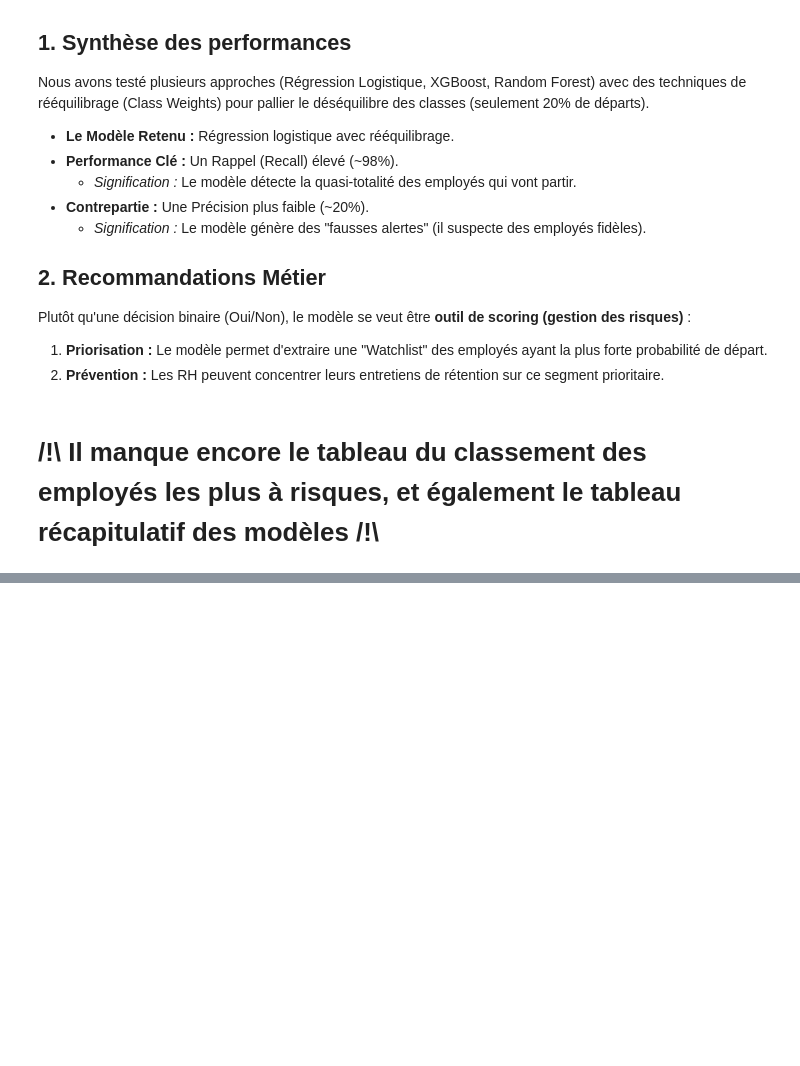
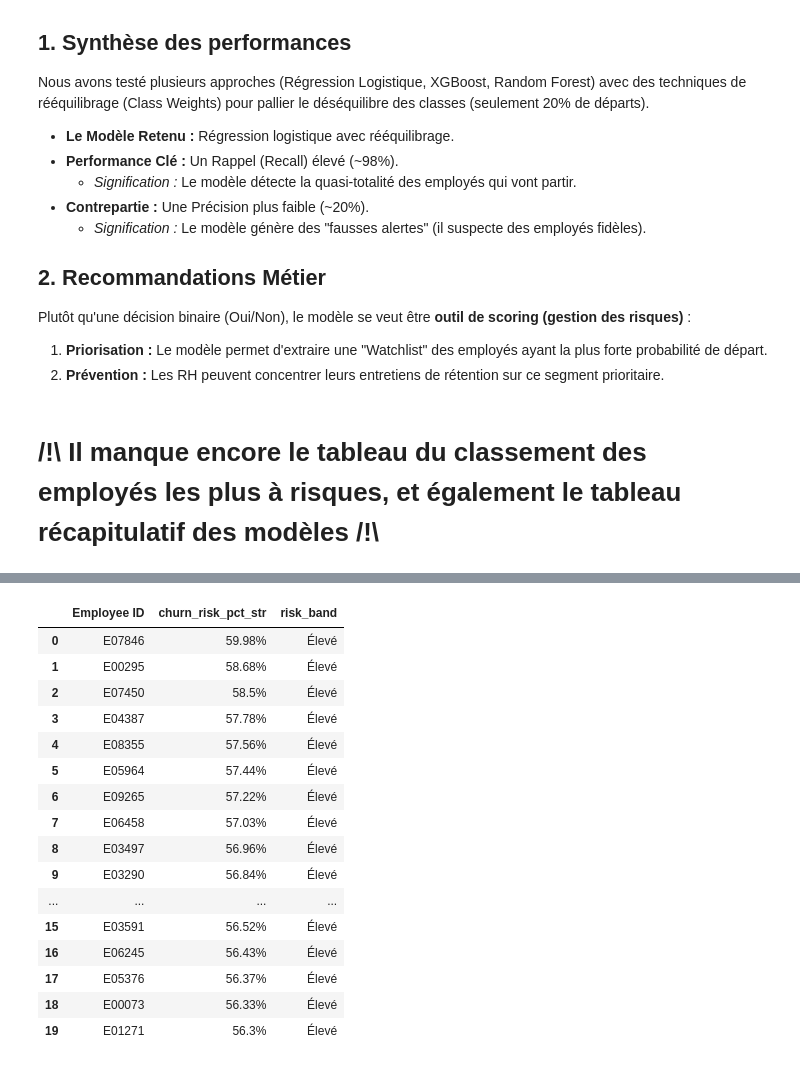
Before and after one commit to Keisuke-Baji/Projet_employee_churn, a Jupyter notebook: model_training.ipynb, the cells around one changed output, grey strips where cells are left out. Cells and saved outputs as stored; diff of their text form; code cells hidden in the pictures; blank space fills up the shorter version.

Commit message:
Notebook mis à jour (tableau), requirements mis à jour

```diff
--- a/model_training.ipynb
+++ b/model_training.ipynb
@@ -1232,3 +1250,63 @@ Plutôt qu'une décision binaire (Oui/Non), le modèle se veut être **outil de
 2.  **Prévention :** Les RH peuvent concentrer leurs entretiens de rétention sur ce segment prioritaire.
 # %% [markdown]
 # /!\ Il manque encore le tableau du classement des employés les plus à risques, et également le tableau récapitulatif des modèles /!\
+# %%
+import pandas as pd
+
+# 1) Charger le dataset source
+# Objectif : récupérer l'identifiant "Employee ID" pour pouvoir relier un score de risque
+# à un employé réel (sans utiliser cet ID comme variable d'entraînement).
+df = pd.read_csv("employee_churn.csv")
+id_col = "Employee ID"
+
+# 2) Récupérer le jeu de test déjà construit dans le notebook
+# Ici je réutilise x_test (issu de mon train_test_split / pipeline précédent),
+# afin de produire des scores sur exactement les mêmes observations que celles évaluées.
+X_test = x_test
+
+# 3) Calculer la probabilité de churn (score de risque)
+# predict_proba renvoie une proba entre 0 et 1 ; on prend la colonne de la classe "Churn = 1".
+proba_test = model_final.predict_proba(X_test)[:, 1]
+
+# 4) Rattacher les scores aux employés
+# On récupère, dans le dataset d'origine, les lignes correspondant à X_test via l'index.
+df_test_meta = df.loc[X_test.index].copy()
+
+# 5) Construire une watchlist triée par risque décroissant
+# Ce tableau sert de liste de priorisation : qui contacter en premier / qui surveiller.
+watchlist_clean = pd.DataFrame({
+    "Employee ID": df_test_meta[id_col].values,
+    "churn_risk": proba_test
+}).sort_values("churn_risk", ascending=False).reset_index(drop=True)
+
+# 6) Mise en forme : passer en pourcentage pour une lecture plus “métier”
+# On garde churn_risk (0-1) pour les calculs, et on ajoute une colonne en % pour l'affichage.
+watchlist_clean["churn_risk_pct"] = (watchlist_clean["churn_risk"] * 100).round(2)
+watchlist_clean["churn_risk_pct_str"] = watchlist_clean["churn_risk_pct"].astype(str) + "%"
+
+# 7) Création de 3 niveaux de risque (Faible / Moyen / Élevé)
+# qcut découpe selon les quantiles : ici 3 groupes de taille (quasi) équivalente.
+# Important : on découpe sur la proba (0-1), pas sur l'affichage en %.
+watchlist_clean["risk_band"] = pd.qcut(
+    watchlist_clean["churn_risk"],
+    q=3,
+    labels=["Faible", "Moyen", "Élevé"]
+)
+
+# 8) Contrôle rapide : combien d'employés dans chaque niveau ?
+print(watchlist_clean["risk_band"].value_counts())
+
+# 9) Extraire chaque sous-liste (utile pour des actions RH ciblées)
+# - Élevé : prioritaire
+# - Moyen : à surveiller / actions légères
+# - Faible : monitoring uniquement
+watchlist_faible = watchlist_clean[watchlist_clean["risk_band"] == "Faible"].sort_values("churn_risk", ascending=False)
+watchlist_moyen  = watchlist_clean[watchlist_clean["risk_band"] == "Moyen"].sort_values("churn_risk", ascending=False)
+watchlist_eleve  = watchlist_clean[watchlist_clean["risk_band"] == "Élevé"].sort_values("churn_risk", ascending=False)
+
+# 10) Afficher un aperçu (Top 20 par groupe) pour validation visuelle
+# On montre le % + le niveau, pour une lecture directe.
+display(watchlist_eleve[["Employee ID", "churn_risk_pct_str", "risk_band"]].head(20))
+display(watchlist_moyen[["Employee ID", "churn_risk_pct_str", "risk_band"]].head(20))
+display(watchlist_faible[["Employee ID", "churn_risk_pct_str", "risk_band"]].head(20))
+# %% [output]
@@ -1234,0 +1318,17 @@ Plutôt qu'une décision binaire (Oui/Non), le modèle se veut être **outil de
+|  | Employee ID | churn_risk_pct_str | risk_band |
+| 0 | E07846 | 59.98% | Élevé |
+| 1 | E00295 | 58.68% | Élevé |
+| 2 | E07450 | 58.5% | Élevé |
+| 3 | E04387 | 57.78% | Élevé |
+| 4 | E08355 | 57.56% | Élevé |
+| 5 | E05964 | 57.44% | Élevé |
+| 6 | E09265 | 57.22% | Élevé |
+| 7 | E06458 | 57.03% | Élevé |
+| 8 | E03497 | 56.96% | Élevé |
+| 9 | E03290 | 56.84% | Élevé |
+| ... | ... | ... | ... |
+| 15 | E03591 | 56.52% | Élevé |
+| 16 | E06245 | 56.43% | Élevé |
+| 17 | E05376 | 56.37% | Élevé |
+| 18 | E00073 | 56.33% | Élevé |
+| 19 | E01271 | 56.3% | Élevé |
```
Also changed, not shown: parts of 5 cells of this notebook, 1 other file.
